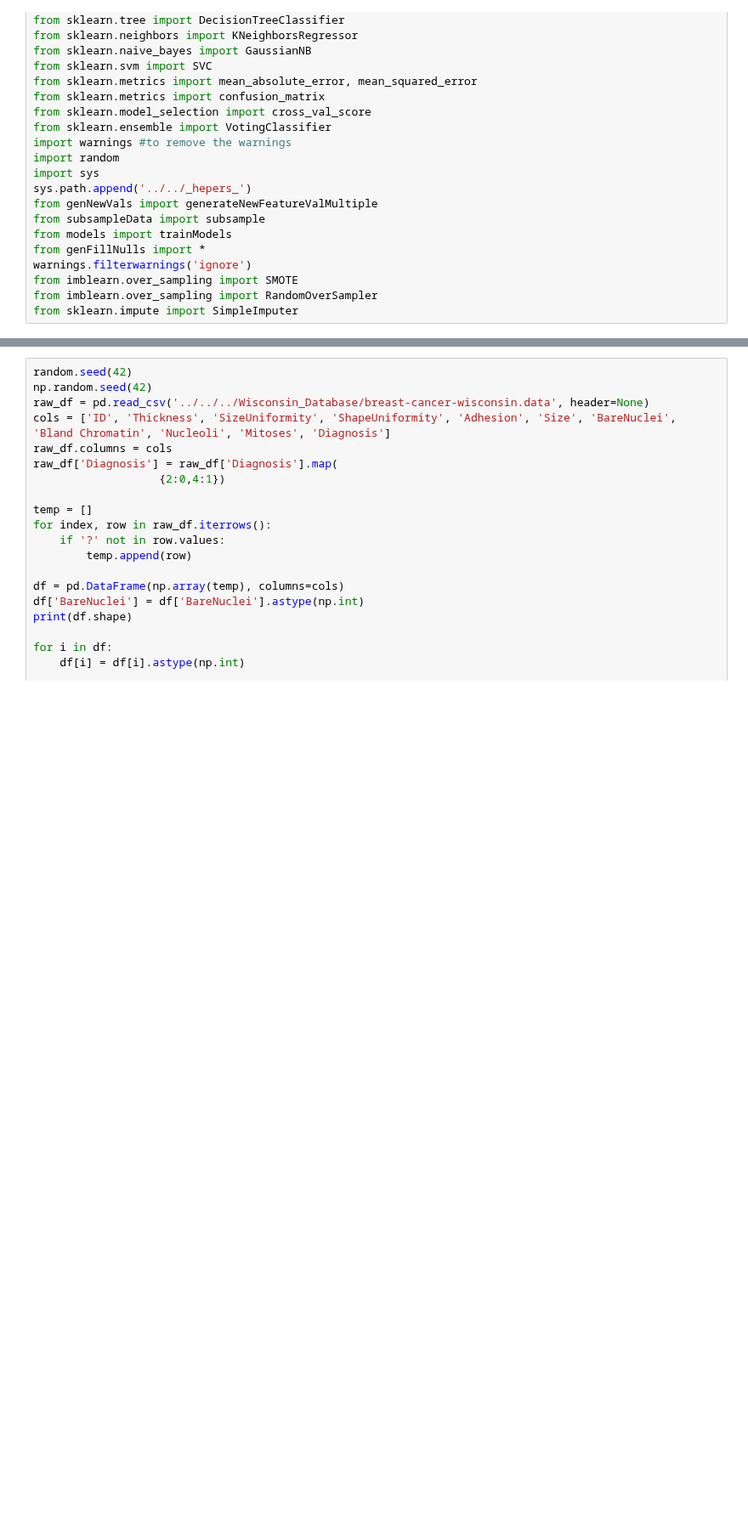
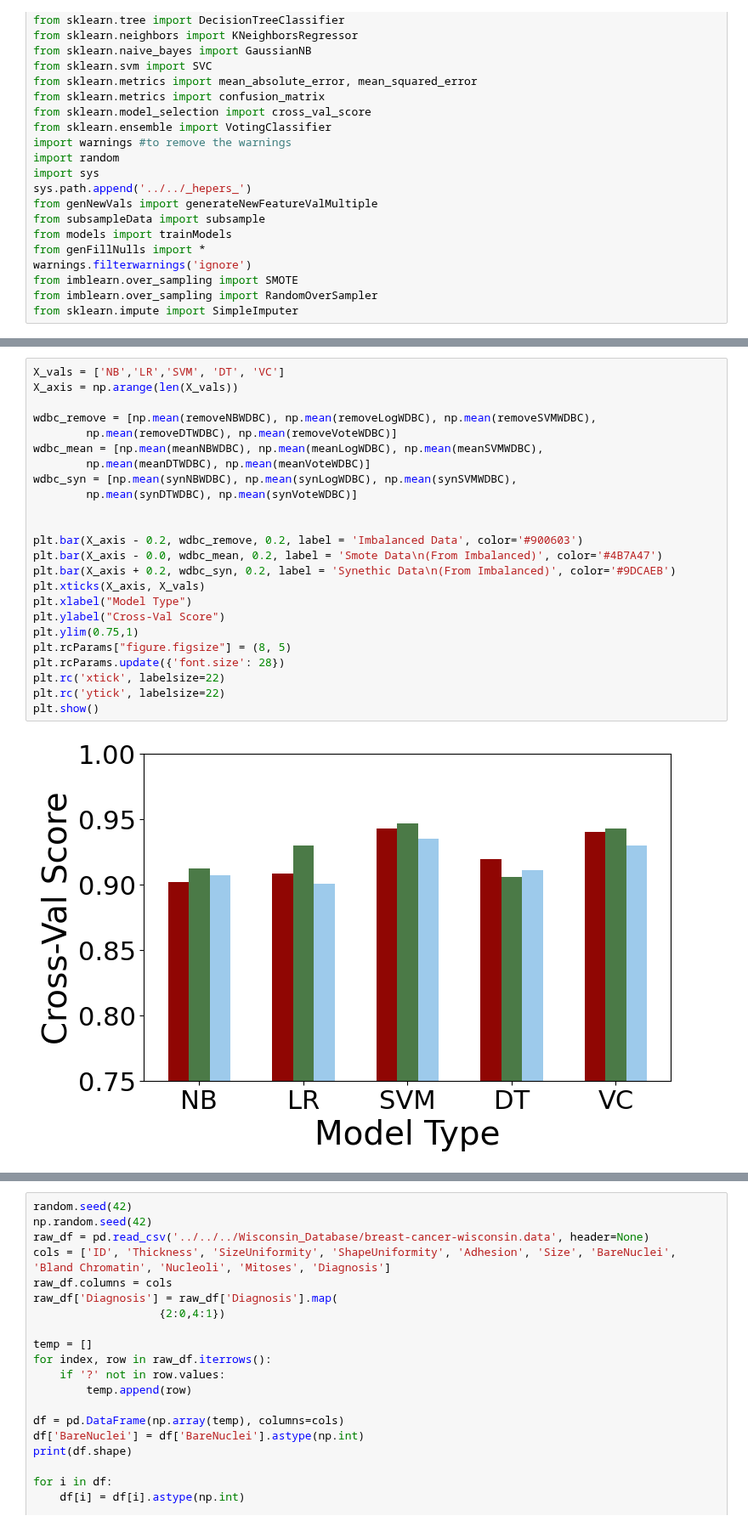
Before and after one commit to sprice134/MQP-2023, a Jupyter notebook: Code/Wole-Paper1/finalVersions/augmentationNullF1CrossVal.ipynb, the cells around one changed output, grey strips where cells are left out. Shown at 85% size. Saved outputs shown, nothing was run; the diff lists cells and outputs as text; blank space fills up the shorter version.

Commit message:
Completed Analysis of WBC, WDBC, and WDBC Stripped

```diff
--- a/Code/Wole-Paper1/finalVersions/augmentationNullF1CrossVal.ipynb
+++ b/Code/Wole-Paper1/finalVersions/augmentationNullF1CrossVal.ipynb
@@ -346,0 +590,26 @@ Diagnosis: 0
+# %%
+X_vals = ['NB','LR','SVM', 'DT', 'VC']
+X_axis = np.arange(len(X_vals))
+
+wdbc_remove = [np.mean(removeNBWDBC), np.mean(removeLogWDBC), np.mean(removeSVMWDBC),
+        np.mean(removeDTWDBC), np.mean(removeVoteWDBC)]
+wdbc_mean = [np.mean(meanNBWDBC), np.mean(meanLogWDBC), np.mean(meanSVMWDBC),
+        np.mean(meanDTWDBC), np.mean(meanVoteWDBC)]
+wdbc_syn = [np.mean(synNBWDBC), np.mean(synLogWDBC), np.mean(synSVMWDBC),
+        np.mean(synDTWDBC), np.mean(synVoteWDBC)]
+
+
+plt.bar(X_axis - 0.2, wdbc_remove, 0.2, label = 'Imbalanced Data', color='#900603')
+plt.bar(X_axis - 0.0, wdbc_mean, 0.2, label = 'Smote Data\n(From Imbalanced)', color='#4B7A47')
+plt.bar(X_axis + 0.2, wdbc_syn, 0.2, label = 'Synethic Data\n(From Imbalanced)', color='#9DCAEB')
+plt.xticks(X_axis, X_vals)
+plt.xlabel("Model Type")
+plt.ylabel("Cross-Val Score")
+plt.ylim(0.75,1)
+plt.rcParams["figure.figsize"] = (8, 5)
+plt.rcParams.update({'font.size': 28})
+plt.rc('xtick', labelsize=22)
+plt.rc('ytick', labelsize=22)
+plt.show()
+# %% [output]
+[figure, added]
```
Also changed, not shown: parts of 15 cells of this notebook.
